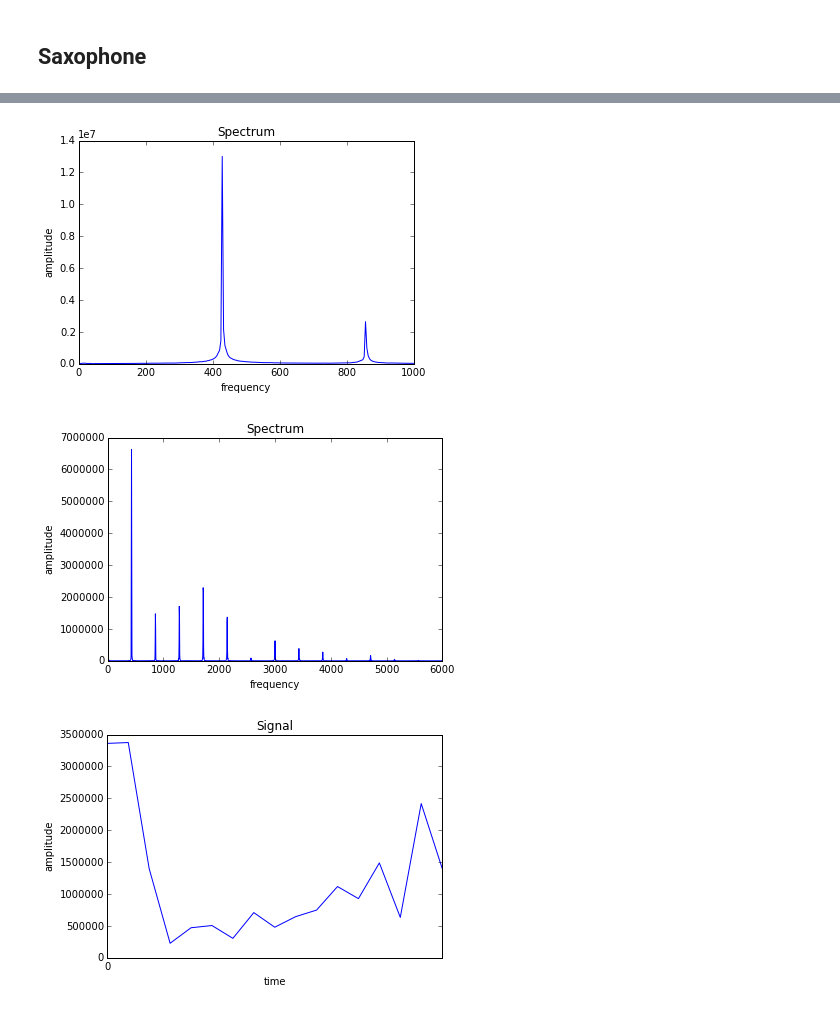
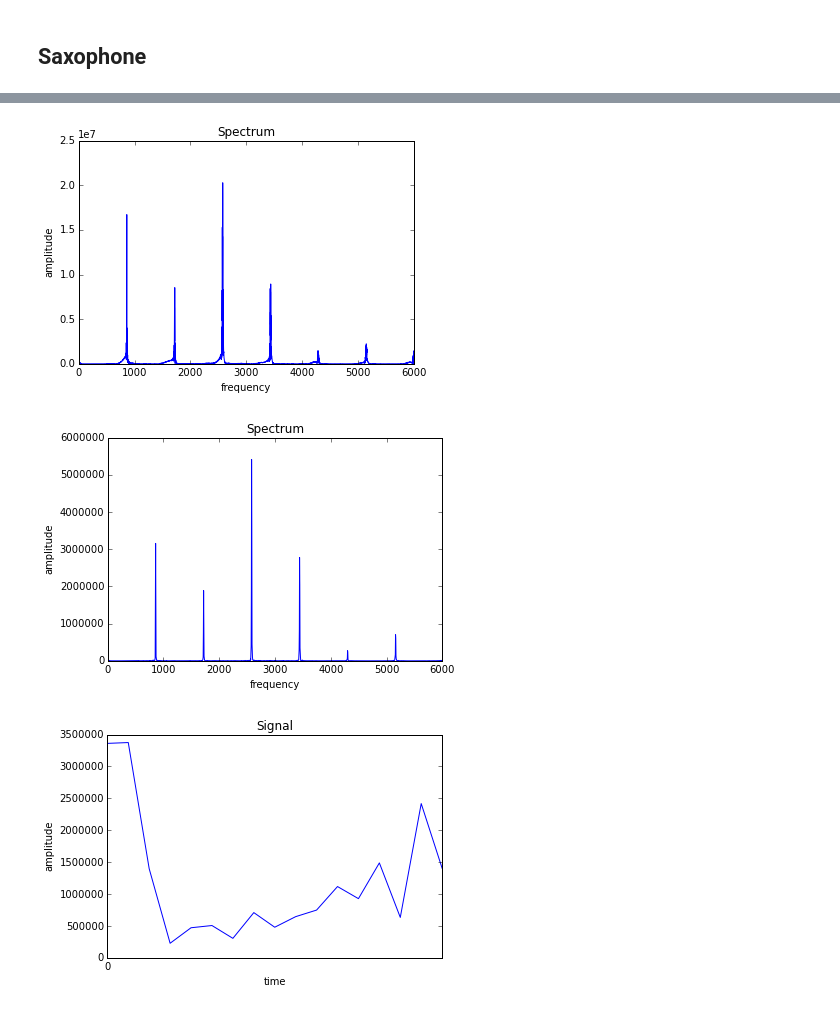
Before and after one commit to bertschingert/cs328-final, a Jupyter notebook: Data for Instruments.ipynb, the cells around one changed output, grey strips where cells are left out. Saved outputs shown, nothing was run; the diff lists cells and outputs as text; code cells hidden in the pictures.

```diff
--- a/Data for Instruments.ipynb
+++ b/Data for Instruments.ipynb
@@ -42,7 +38,8 @@ au.graph_signal(s_g, 100)
 # %% [markdown]
 ## Saxophone
 # %%
-f_s = au.read_wav_mono('audio_files/saxophone/saxophone_A4_15_forte_normal.wav')
+# f_s = au.read_wav_mono('audio_files/saxophone/saxophone_A4_15_forte_normal.wav')
+f_s = au.read_wav_mono('audio_files/saxophone/saxophone_A5_15_fortissimo_normal.wav')
 au.graph_signal(f_s)
 print(ap.fundamental(f_s))
 # %% [output]
@@ -51,17 +48,17 @@ print(ap.fundamental(f_s))
 # %%
 step= int(44100 / 4)
 start = 11025
 chunk_s = f_s[start:start+step]
-s_s = fft.rfft(chunk_s)
-au.graph_fft(s_s, 1000)
+s_s = fft.rfft(f_s)
+au.graph_fft(s_s, 6000)
 # %% [output]
-[figure, old version]
+[figure, new version]
 # %%
 w_s = ap.hann_window(chunk_s)
 s_s = fft.rfft(w_s)
 au.graph_fft(s_s, 6000)
 # %% [output]
-[figure, old version]
+[figure, new version]
 # %%
 s_s = ap.spectral_flux(f_s)
 au.graph_signal(s_s)
```
Also changed, not shown: parts of 7 cells of this notebook, 2 other files.
